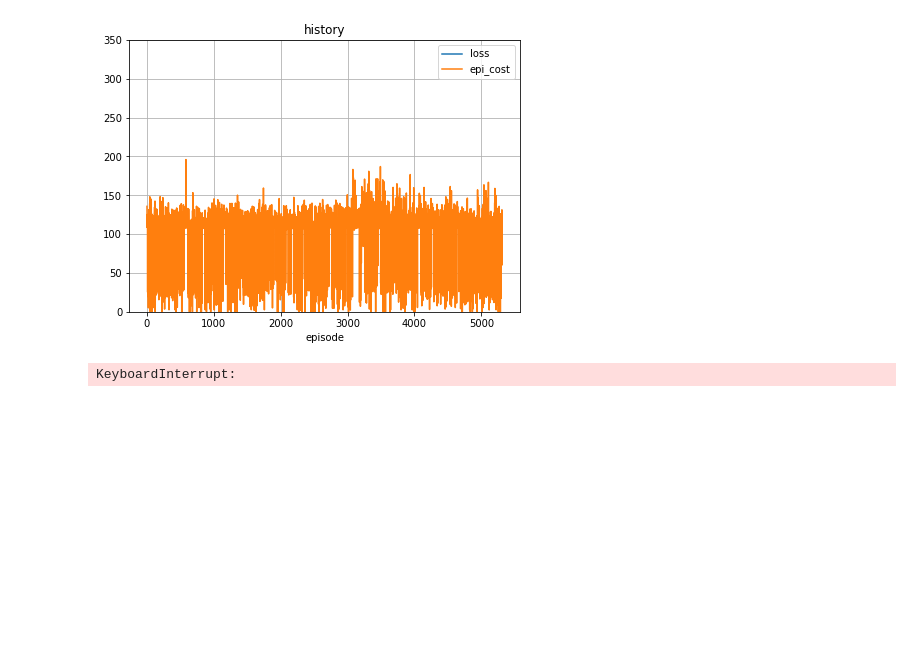
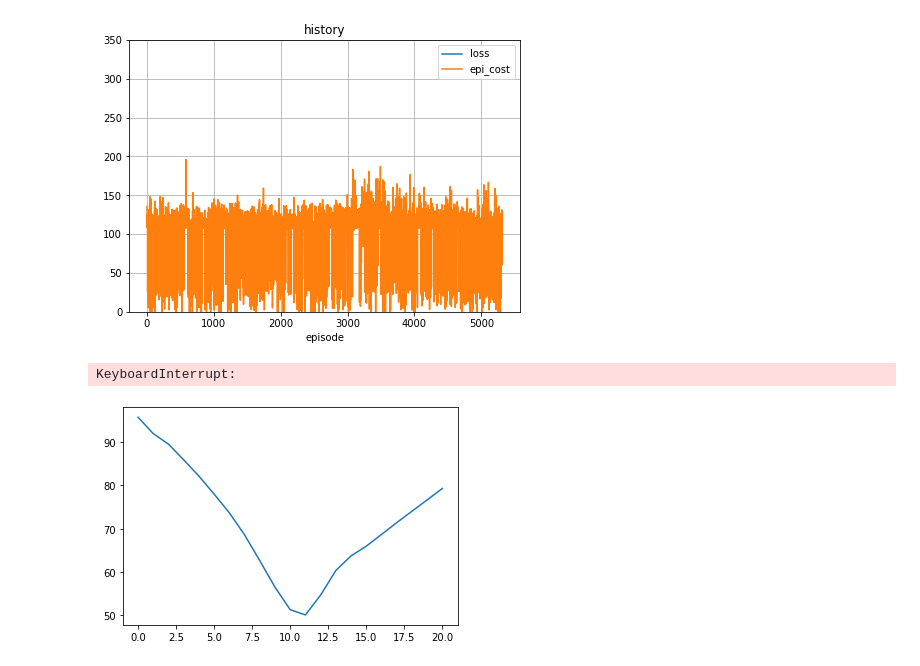
Before and after one commit to machines-in-motion/deepq_stepper, a Jupyter notebook: python/py_deepq_stepper/dq_stepper.ipynb, the cells around one changed output. Saved outputs shown, nothing was run; the diff lists cells and outputs as text; code cells hidden in the pictures; blank space fills up the shorter version.

```diff
--- a/python/py_deepq_stepper/dq_stepper.ipynb
+++ b/python/py_deepq_stepper/dq_stepper.ipynb
@@ -199,18 +197,17 @@ while e < no_epi:
 KeyboardInterrupt:
 # %%
 # this block is to load a stepper
-dqs = DQStepper(lr=1e-4, gamma=0.98, use_tarnet= True, trained_model='../../models/dqs_3', no_actions = 21)
+dqs = DQStepper(lr=1e-4, gamma=0.98, use_tarnet= True, trained_model='../../models/oned/dqs_3', no_actions = 21)
 # %%
 ## visualising the q values
 q_arr = []
 q_arr.append(dqs.predict_q([0.0, 0.0]))
-print(q_arr[0])
-
 q_arr.append(dqs.predict_q([0, 1]))
 
 plt.plot(np.arange(0, len(q_arr[0]-1)), q_arr[0])
-plt.plot(np.arange(0, len(q_arr[0]-1)), q_arr[1], 'x')
 plt.show()
+# %% [output]
+[figure, added]
 # %%
 no_steps = 10 ## number of steps simulated per episode (pendulum steps)
 step_time = 0.1 ## time after which step is taken
```
Also changed, not shown: parts of 4 cells of this notebook, 5 other files.
